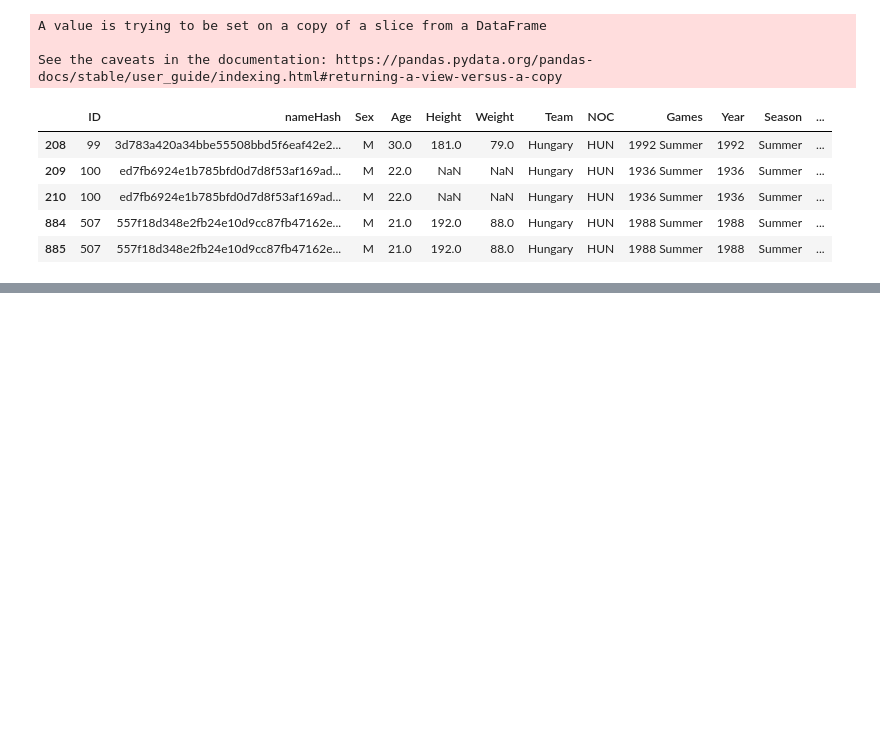
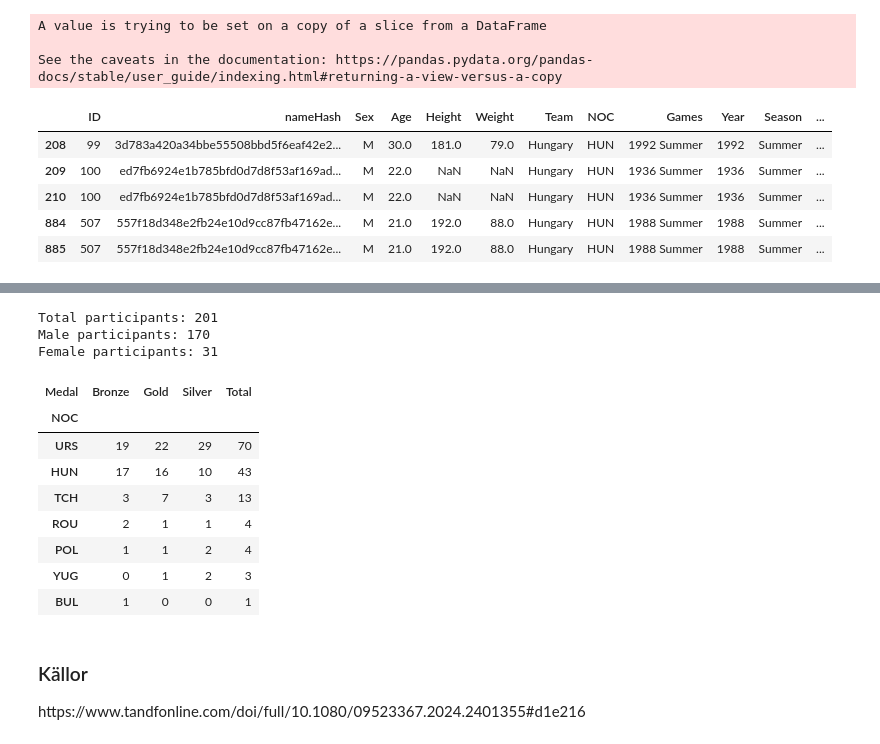
Before and after one commit to F-Degerman/Projekt_OS_Ungern, a Jupyter notebook: Egna_anteckningar/Adrian.ipynb, the cells around one changed output, grey strips where cells are left out. Drawn from its saved outputs; the diff is of its cells as text; code cells hidden in the pictures; blank space fills up the shorter version.

```diff
--- a/Egna_anteckningar/Adrian.ipynb
+++ b/Egna_anteckningar/Adrian.ipynb
@@ -292,0 +427,24 @@ fig.show()
+# %%
+hun52 = hun[hun["Year"] == 1952]
+
+participants = hun52.groupby(["ID", "Sex"]).size().reset_index(name="Times Competing")
+males = participants[participants["Sex"] == "M"]["ID"]
+females = participants[participants["Sex"] == "F"]["ID"]
+print(f"Total participants: {len(participants)}")
+print(f"Male participants: {len(males)}")
+print(f"Female participants: {len(females)}")
+
+sex_count = participants["Sex"].value_counts().reset_index()
+sex_count.columns = ["Sex", "Count"]
+
+fig = px.pie(
+    sex_count,
+    values="Count",
+    names="Sex",
+    title="Male vs female hungarian athletes 1952"
+)
+fig.show()
+# %% [output]
+Total participants: 201
+Male participants: 170
+Female participants: 31
@@ -292,0 +558,31 @@ fig.show()
+# %%
+East_Nations = ['RUS', 'URS', 'EUN', 'UKR', 'BLR', 'MDA', 'GEO', 'ARM', 'AZE', 'KAZ',
+ 'UZB', 'KGZ', 'TJK', 'LTU', 'LAT', 'EST',
+ 'HUN', 'POL', 'ROU', 'BUL', 'ALB', 'YUG', 'SCG', 'SRB', 'CRO', 'SLO',
+ 'BIH', 'MKD', 'MNE', 'KOS',
+ 'CZE', 'TCH', 'SVK']
+
+df_East_Nations = df_os[df_os["NOC"].isin(East_Nations)]
+
+df_East_Nations52 = df_East_Nations[df_East_Nations["Year"] == 1952]
+
+Unique_Medals_By_EastNoc = df_East_Nations52.drop_duplicates(subset=["NOC", "Sport", "Event", "Medal"])
+Medal_Counts_EastNoc52 = Unique_Medals_By_EastNoc.groupby(["NOC", "Medal"]).size().unstack(fill_value=0)
+Medal_Counts_EastNoc52["Total"] = Medal_Counts_EastNoc52[["Gold", "Silver", "Bronze"]].sum(axis=1)
+Medal_Counts_EastNoc52.sort_values(by= "Total", ascending=False, inplace=True)
+
+#fig = px.bar
+Medal_Counts_EastNoc52.head(20)
+# %% [output]
+| Medal | Bronze | Gold | Silver | Total |
+| NOC |  |  |  |  |
+| URS | 19 | 22 | 29 | 70 |
+| HUN | 17 | 16 | 10 | 43 |
+| TCH | 3 | 7 | 3 | 13 |
+| ROU | 2 | 1 | 1 | 4 |
+| POL | 1 | 1 | 2 | 4 |
+| YUG | 0 | 1 | 2 | 3 |
+| BUL | 1 | 0 | 0 | 1 |
+# %% [markdown]
+<h3>Källor</h3>
+<p>https://www.tandfonline.com/doi/full/10.1080/09523367.2024.2401355#d1e216</p>
```
Also changed, not shown: parts of 15 cells of this notebook.
